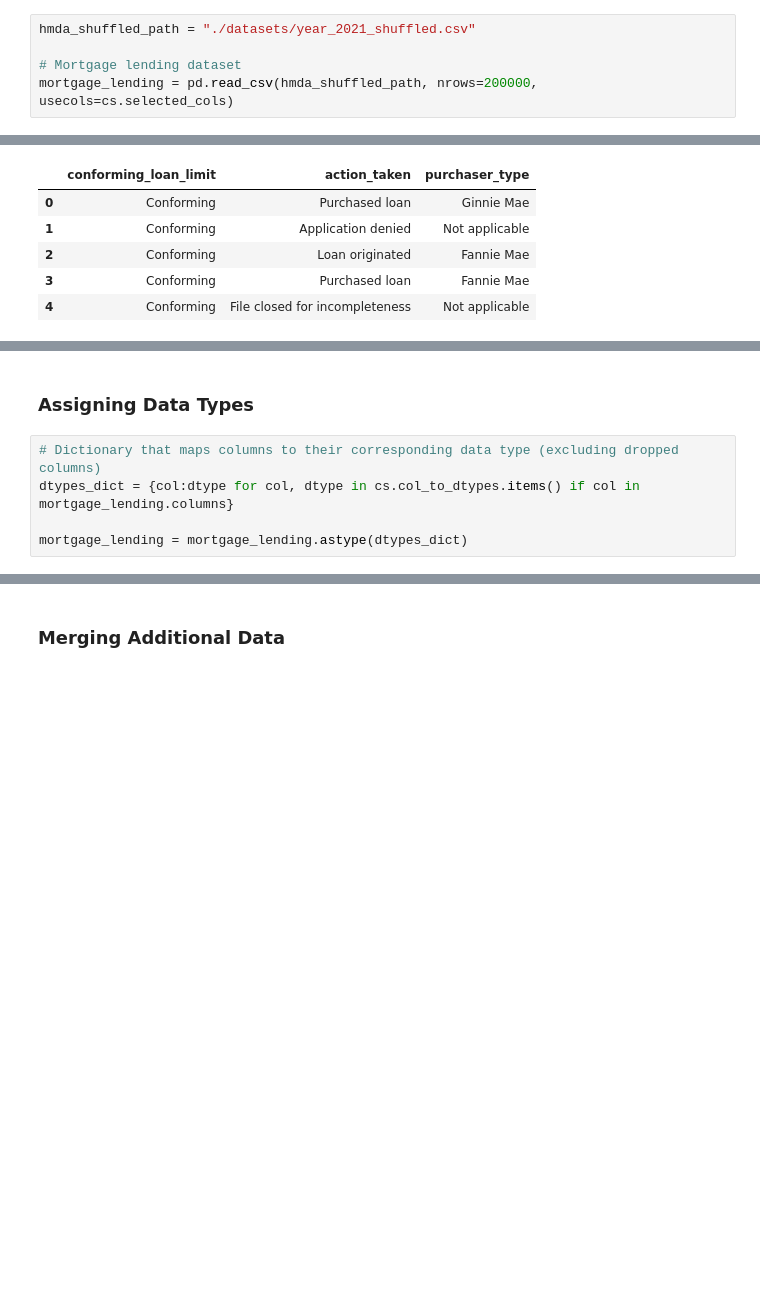
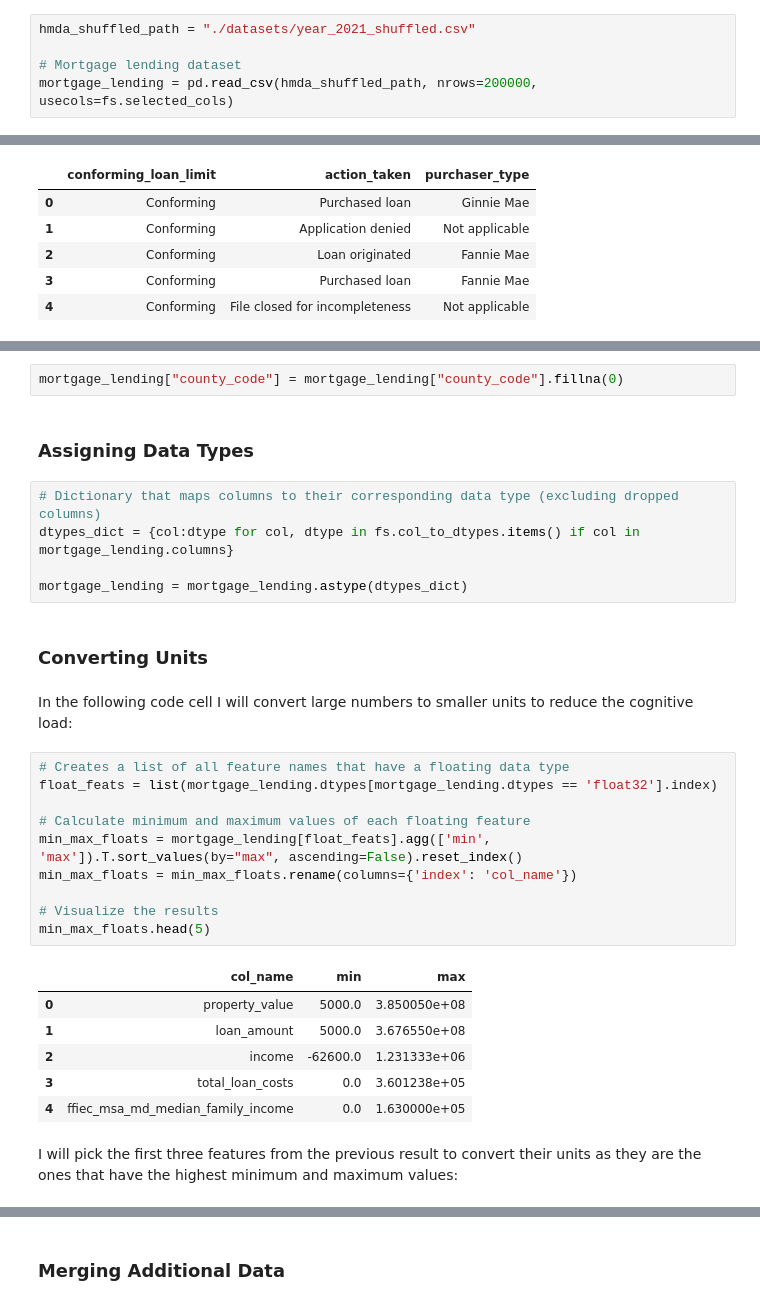
Before and after one commit to mandelbrojt/hmda-eda, a Jupyter notebook: us-mortgage-lending-eda.ipynb, the cells around one changed output, grey strips where cells are left out. Cells and saved outputs as stored; diff of their text form; blank space fills up the shorter version.

```diff
--- a/us-mortgage-lending-eda.ipynb
+++ b/us-mortgage-lending-eda.ipynb
@@ -99,7 +101,7 @@ The initial number of selected columns is: 42
 hmda_shuffled_path = "./datasets/year_2021_shuffled.csv"
 
 # Mortgage lending dataset
-mortgage_lending = pd.read_csv(hmda_shuffled_path, nrows=200000, usecols=cs.selected_cols)
+mortgage_lending = pd.read_csv(hmda_shuffled_path, nrows=200000, usecols=fs.selected_cols)
 # %% [markdown]
 ### Filtering Out Missing Data
 # %%
@@ -219,7 +223,32 @@ mortgage_lending[["conforming_loan_limit","action_taken","purchaser_type"]].head
+# %%
+mortgage_lending["county_code"] = mortgage_lending["county_code"].fillna(0)
 # %% [markdown]
 ### Assigning Data Types
 # %%
 # Dictionary that maps columns to their corresponding data type (excluding dropped columns)
-dtypes_dict = {col:dtype for col, dtype in cs.col_to_dtypes.items() if col in mortgage_lending.columns}
+dtypes_dict = {col:dtype for col, dtype in fs.col_to_dtypes.items() if col in mortgage_lending.columns}
 
 mortgage_lending = mortgage_lending.astype(dtypes_dict)
+# %% [markdown]
+### Converting Units
+# %% [markdown]
+In the following code cell I will convert large numbers to smaller units to reduce the cognitive load:
+# %%
+# Creates a list of all feature names that have a floating data type
+float_feats = list(mortgage_lending.dtypes[mortgage_lending.dtypes == 'float32'].index)
+
+# Calculate minimum and maximum values of each floating feature
+min_max_floats = mortgage_lending[float_feats].agg(['min', 'max']).T.sort_values(by="max", ascending=False).reset_index()
+min_max_floats = min_max_floats.rename(columns={'index': 'col_name'})
+
+# Visualize the results
+min_max_floats.head(5)
+# %% [output]
+|  | col_name | min | max |
+| 0 | property_value | 5000.0 | 3.850050e+08 |
+| 1 | loan_amount | 5000.0 | 3.676550e+08 |
+| 2 | income | -62600.0 | 1.231333e+06 |
+| 3 | total_loan_costs | 0.0 | 3.601238e+05 |
+| 4 | ffiec_msa_md_median_family_income | 0.0 | 1.630000e+05 |
+# %% [markdown]
+I will pick the first three features from the previous result to convert their units as they are the ones that have the highest minimum and maximum values:
```
Also changed, not shown: parts of 26 cells of this notebook.
